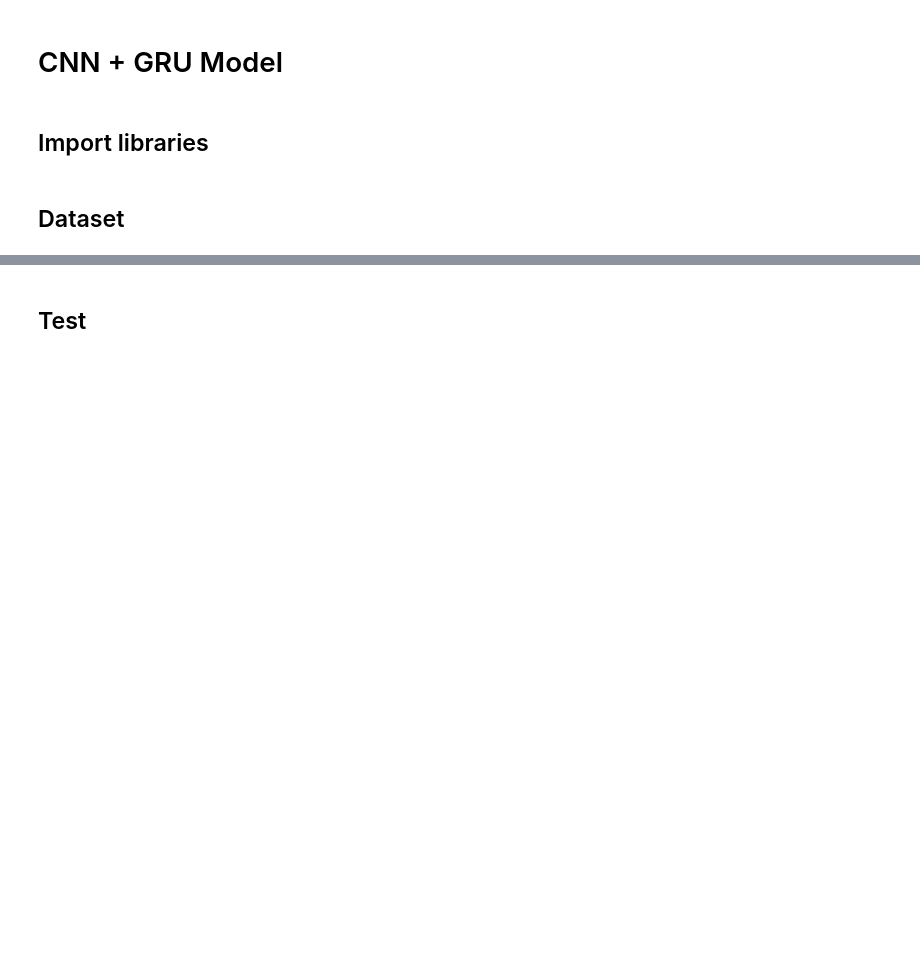
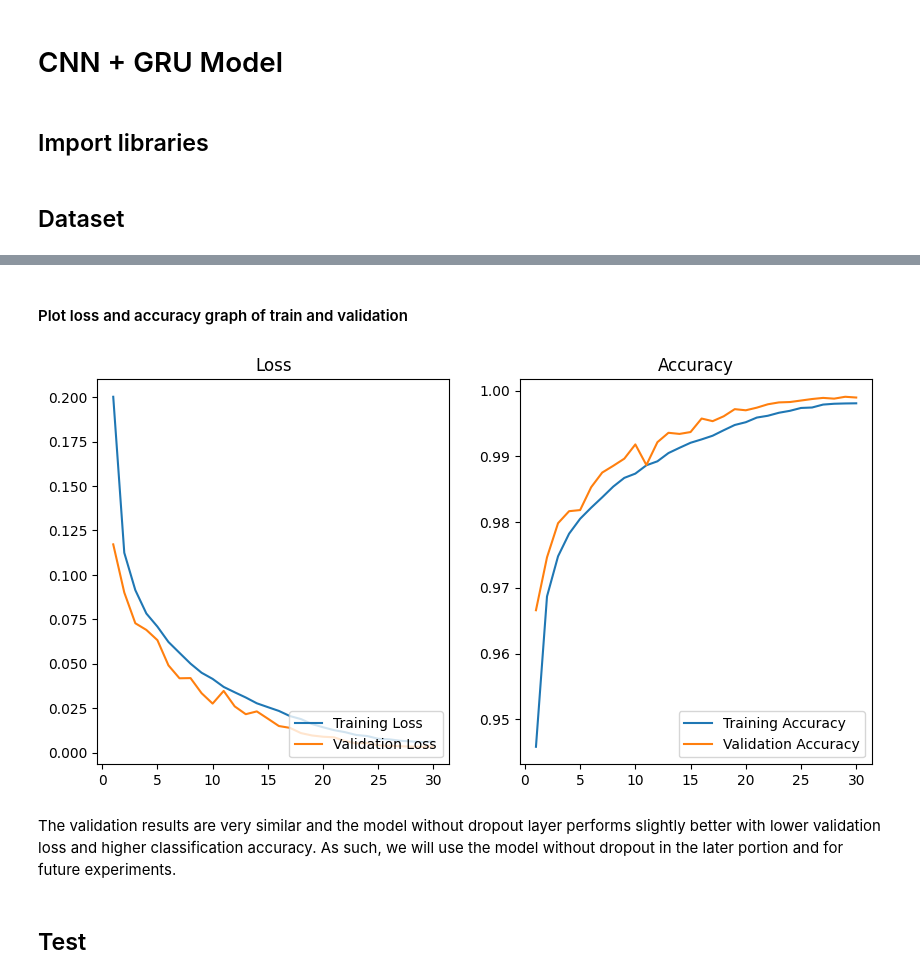
Before and after one commit to RandallCher/Neural-Networks-Project, a Jupyter notebook: CNN_GRU.ipynb, the cells around one changed output, grey strips where cells are left out. Saved outputs shown, nothing was run; the diff lists cells and outputs as text; code cells hidden in the pictures; blank space fills up the shorter version.

```diff
--- a/CNN_GRU.ipynb
+++ b/CNN_GRU.ipynb
@@ -89,4 +62,5 @@ X_train = np.expand_dims(X_train, axis=1)  # Change axis from 2 to 1
 X_val = np.expand_dims(X_val, axis=1)    # Change axis from 2 to 1
 
 # Get dataloaders
-train_loader, val_loader = get_dataloaders(X_train, X_val, y_train, y_val)
+train_loader = get_dataloader(X_train, y_train, True)
+val_loader = get_dataloader(X_val, y_val, False)
@@ -271,0 +288,8 @@ plot_graphs(model, train_accuracies, train_losses, val_accuracies, val_losses)
+# %%
+# Instantiate model
+model = CNN_GRU_Dropout()
+optimizer = torch.optim.Adam(model.parameters(), lr=0.001)
+scheduler = torch.optim.lr_scheduler.CosineAnnealingLR(optimizer, T_max=EPOCHS)
+
+# Train
+train_losses, train_accuracies, val_losses, val_accuracies = train_val_loop(model, optimizer, scheduler, train_loader, val_loader)
@@ -272,3 +314,11 @@ plot_graphs(model, train_accuracies, train_losses, val_accuracies, val_losses)
+# %% [markdown]
+#### Plot loss and accuracy graph of train and validation
+# %%
+plot_graphs(train_accuracies, train_losses, val_accuracies, val_losses)
+# %% [output]
+[figure, added]
+# %% [markdown]
+The validation results are very similar and the model without dropout layer performs slightly better with lower validation loss and higher classification accuracy. As such, we will use the model without dropout in the later portion and for future experiments.
 # %% [markdown]
 ## Test
 # %%
```
Also changed, not shown: parts of 35 cells of this notebook, 7 other files.
